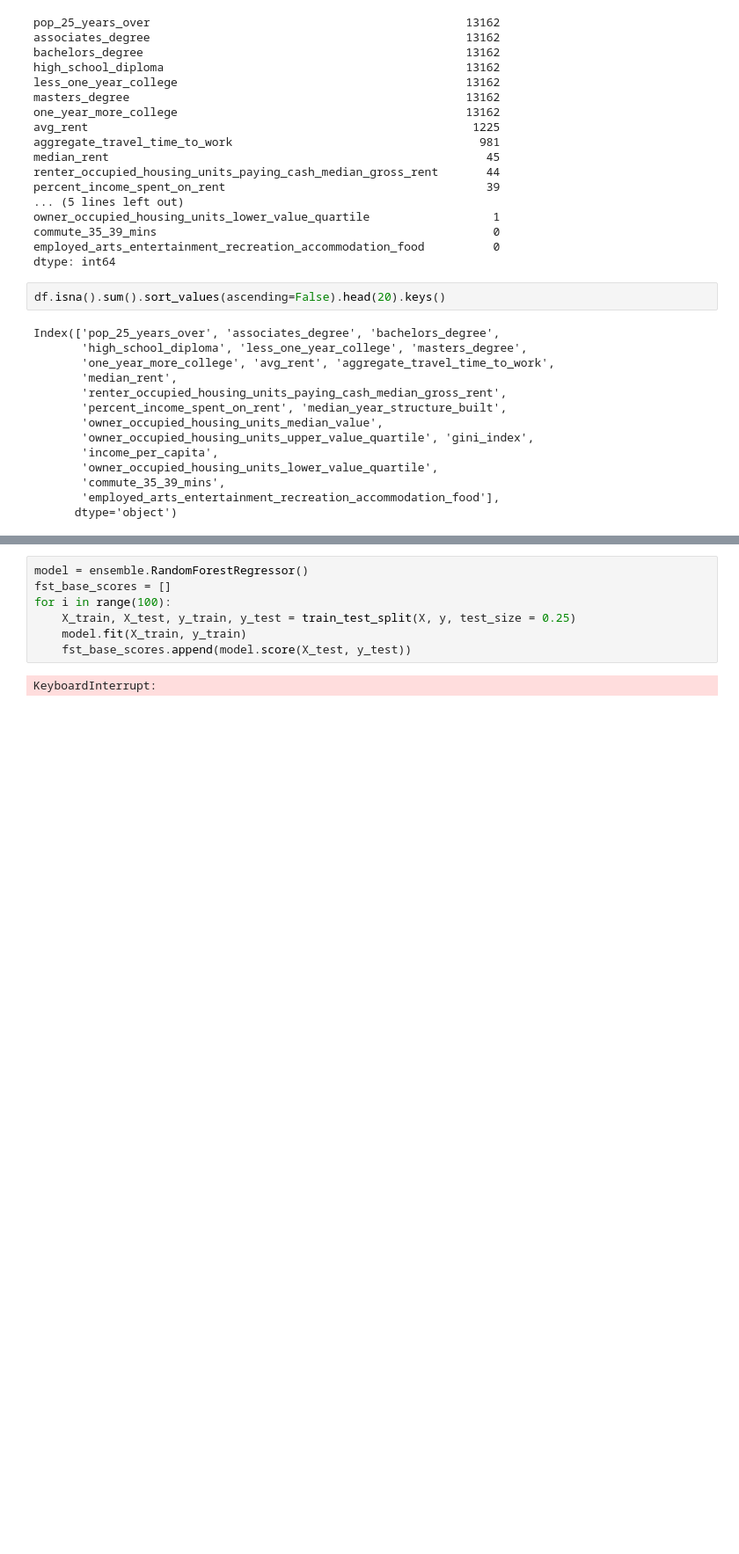
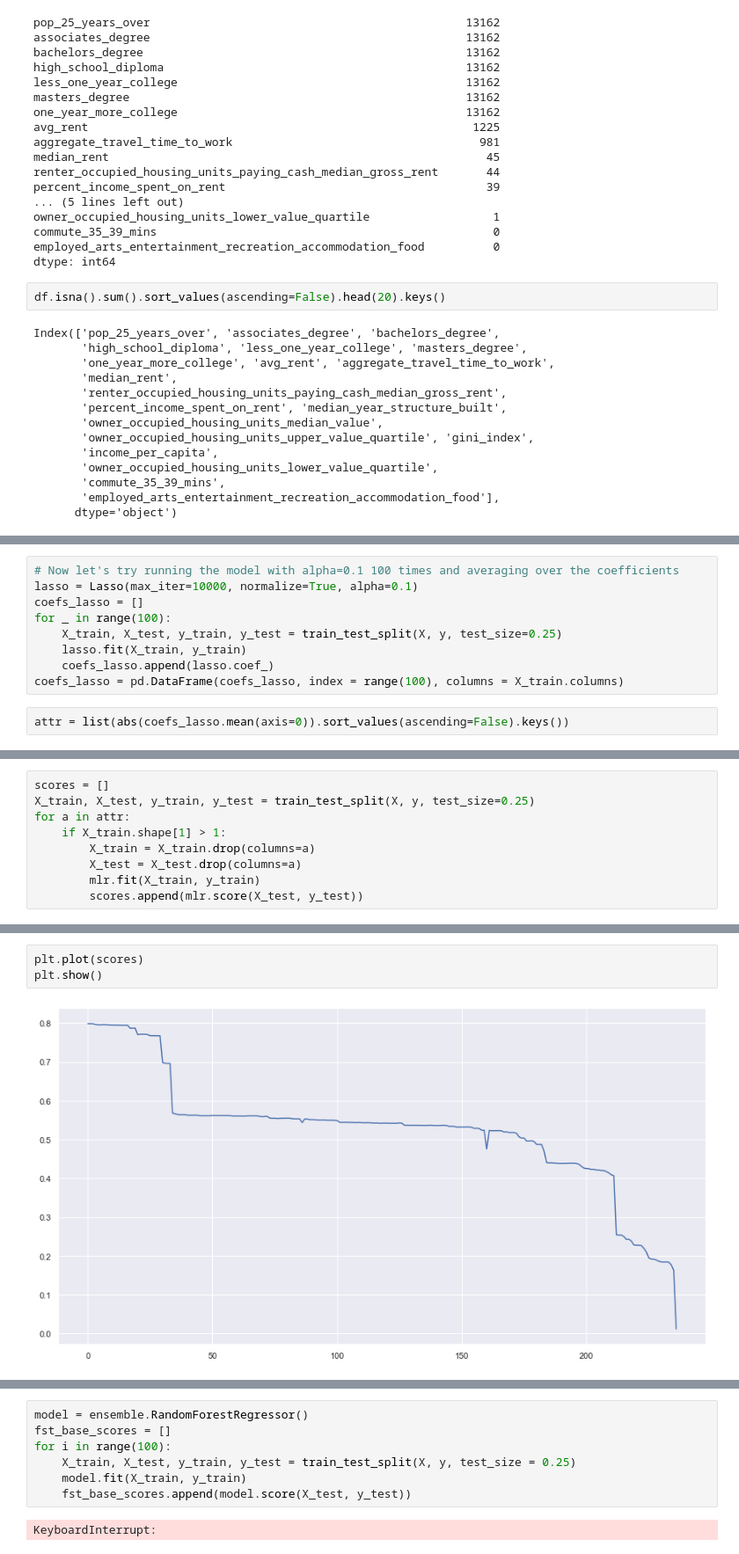
Before and after one commit to Skipp-py/NYCDSA_Capstone, a Jupyter notebook: Karl/2011_acs_model_building.ipynb, the cells around one changed output, grey strips where cells are left out. Shown at 88% size. Saved outputs shown, nothing was run; the diff lists cells and outputs as text; blank space fills up the shorter version.

```diff
--- a/Karl/2011_acs_model_building.ipynb
+++ b/Karl/2011_acs_model_building.ipynb
@@ -133,0 +260,11 @@ len(X.columns)
+# %%
+# Now let's try running the model with alpha=0.1 100 times and averaging over the coefficients
+lasso = Lasso(max_iter=10000, normalize=True, alpha=0.1)
+coefs_lasso = []
+for _ in range(100):
+    X_train, X_test, y_train, y_test = train_test_split(X, y, test_size=0.25)
+    lasso.fit(X_train, y_train)
+    coefs_lasso.append(lasso.coef_)
+coefs_lasso = pd.DataFrame(coefs_lasso, index = range(100), columns = X_train.columns)
+# %%
+attr = list(abs(coefs_lasso.mean(axis=0)).sort_values(ascending=False).keys())
@@ -133,0 +311,9 @@ len(X.columns)
+# %%
+scores = []
+X_train, X_test, y_train, y_test = train_test_split(X, y, test_size=0.25)
+for a in attr:
+    if X_train.shape[1] > 1:
+        X_train = X_train.drop(columns=a)
+        X_test = X_test.drop(columns=a)
+        mlr.fit(X_train, y_train)
+        scores.append(mlr.score(X_test, y_test))
@@ -133,0 +344,5 @@ len(X.columns)
+# %%
+plt.plot(scores)
+plt.show()
+# %% [output]
+[figure, added]
```
Also changed, not shown: parts of 31 cells of this notebook, 2 other files.
